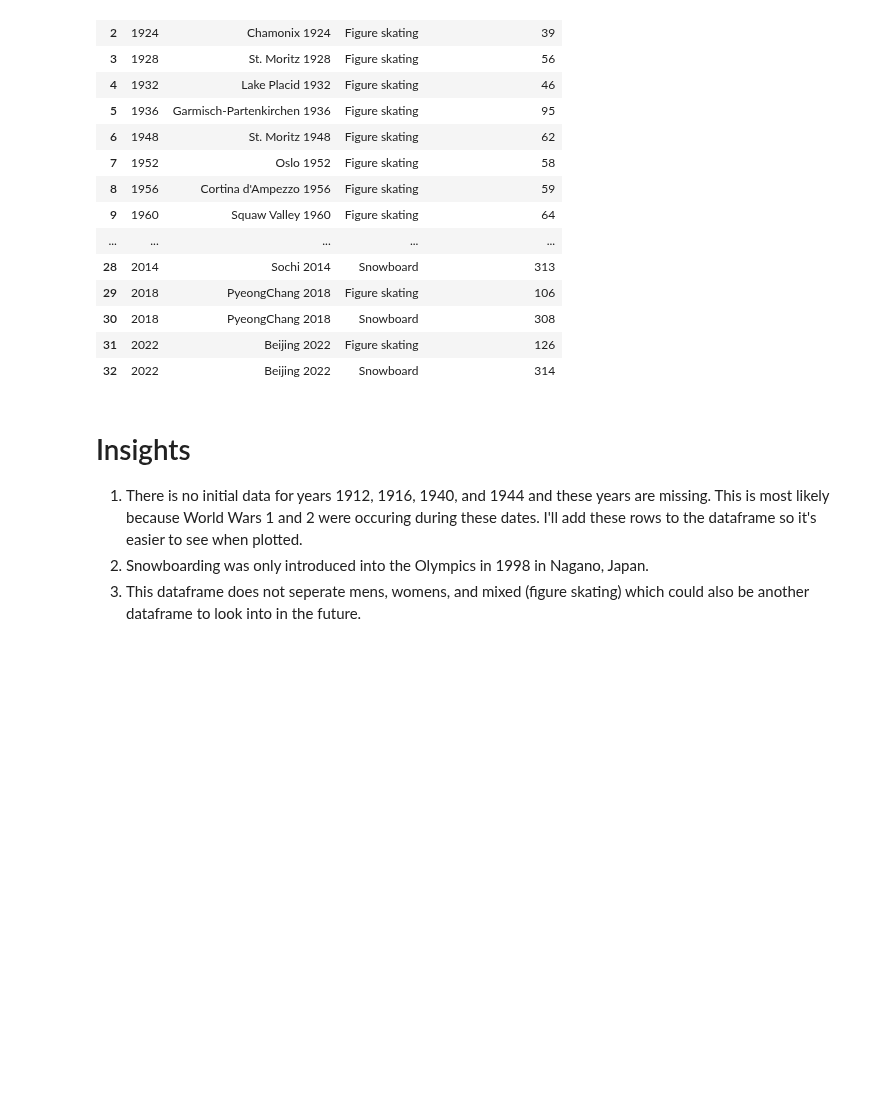
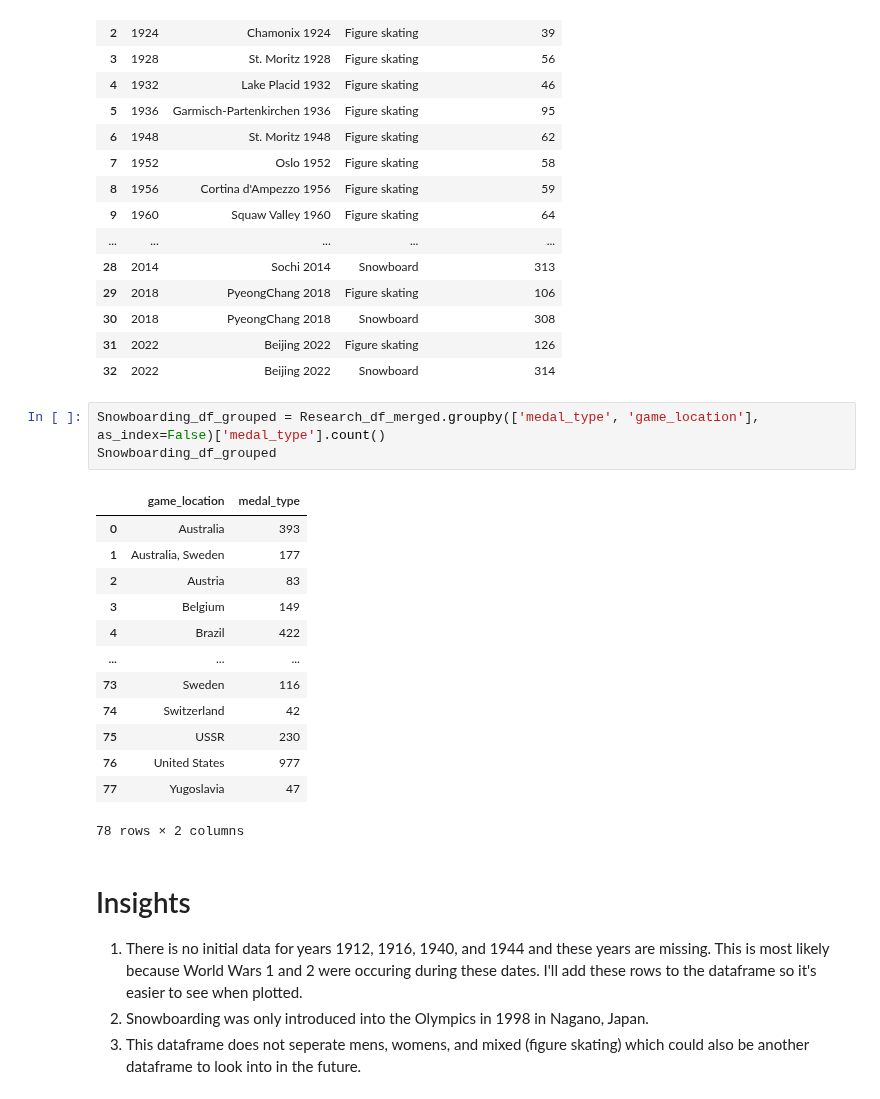
Before and after one commit to ubco-W2022T2-data301/project-group-group17, a Jupyter notebook: analysis/notebooks/analysis_dylan.ipynb, the cells around one changed output. Cells and saved outputs as stored; diff of their text form; blank space fills up the shorter version.

```diff
--- a/analysis/notebooks/analysis_dylan.ipynb
+++ b/analysis/notebooks/analysis_dylan.ipynb
@@ -97,6 +113,23 @@ Snow_and_Skate_per_Sport
 | 30 | 2018 | PyeongChang 2018 | Snowboard | 308 |
 | 31 | 2022 | Beijing 2022 | Figure skating | 126 |
 | 32 | 2022 | Beijing 2022 | Snowboard | 314 |
+# %%
+Snowboarding_df_grouped = Research_df_merged.groupby(['medal_type', 'game_location'], as_index=False)['medal_type'].count()
+Snowboarding_df_grouped
+# %% [output]
+|  | game_location | medal_type |
+| 0 | Australia | 393 |
+| 1 | Australia, Sweden | 177 |
+| 2 | Austria | 83 |
+| 3 | Belgium | 149 |
+| 4 | Brazil | 422 |
+| ... | ... | ... |
+| 73 | Sweden | 116 |
+| 74 | Switzerland | 42 |
+| 75 | USSR | 230 |
+| 76 | United States | 977 |
+| 77 | Yugoslavia | 47 |
+78 rows × 2 columns
 # %% [markdown]
 # Insights
 1. There is no initial data for years 1912, 1916, 1940, and 1944 and these years are missing. This is most likely because World Wars 1 and 2 were occuring during these dates. I'll add these rows to the dataframe so it's easier to see when plotted.
```
Also changed, not shown: parts of 8 cells of this notebook.
